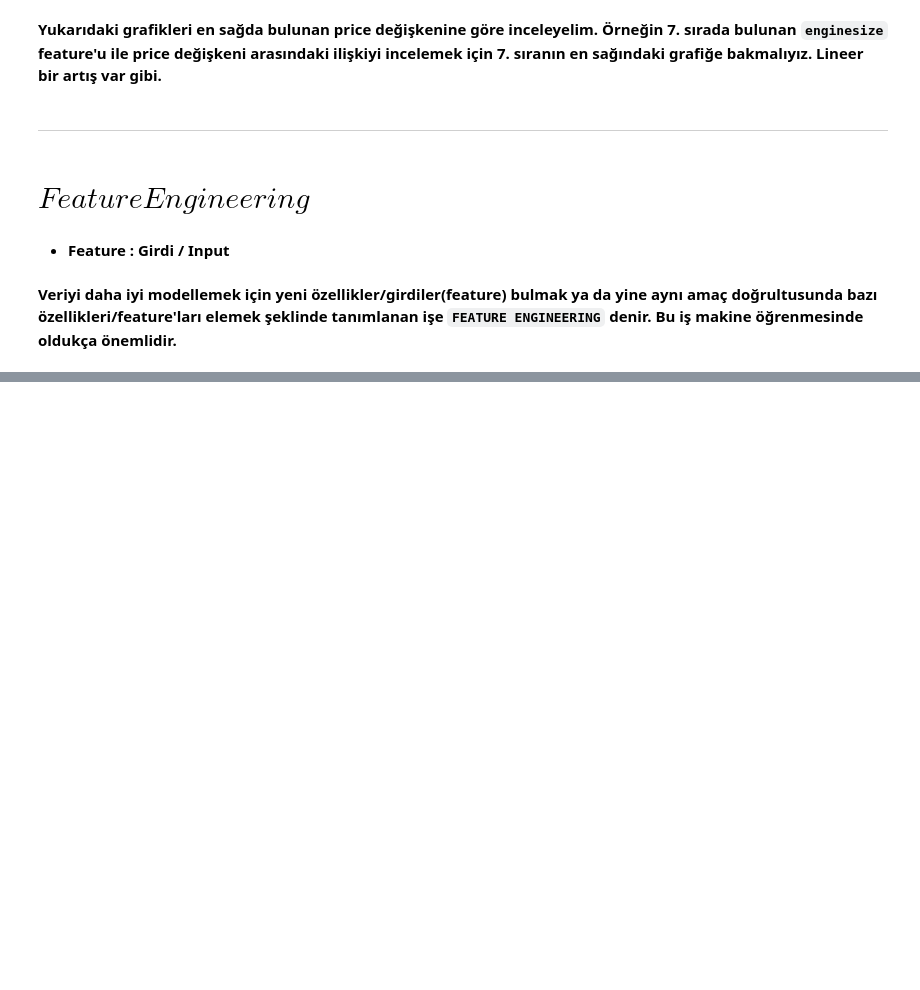
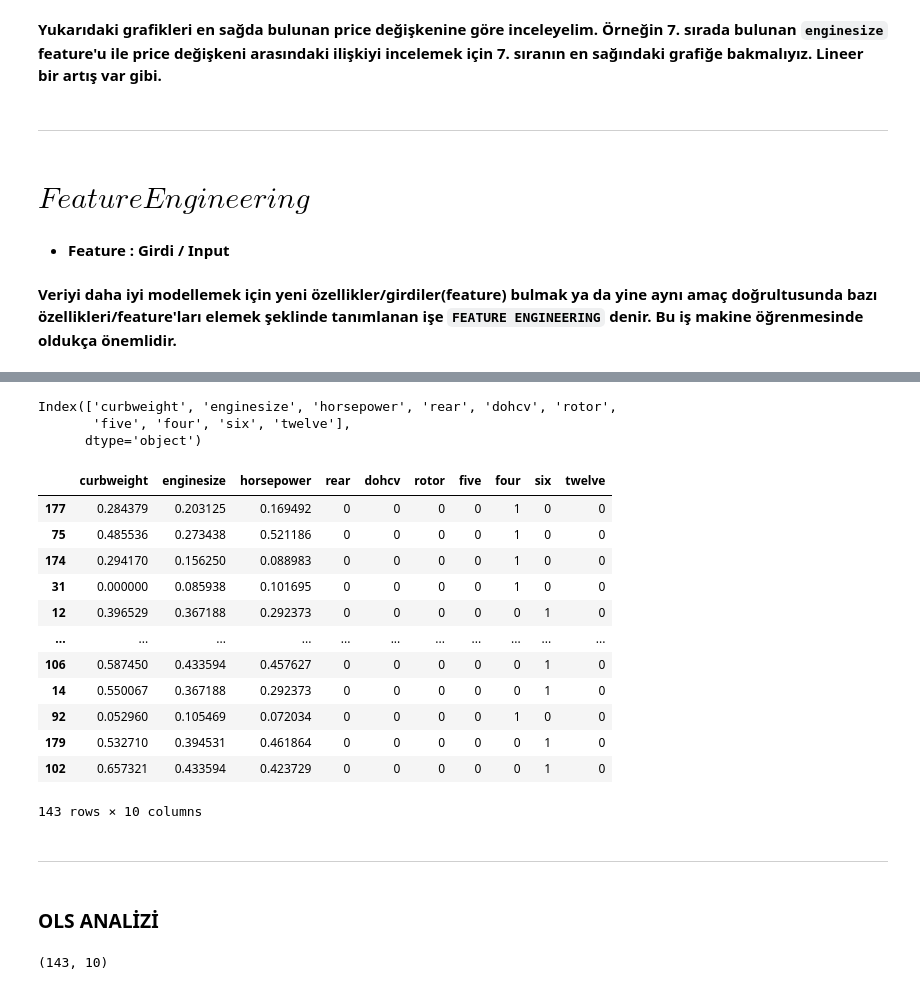
Before and after one commit to halimocakli/IntroductionToMachineLearning, a Jupyter notebook: Machine Learning - Musa Arda/7- Lineer Regresyon Projesi/LR_Proje_Araba_Fiyat_Tahmini.ipynb, the cells around one changed output, grey strips where cells are left out. Drawn from its saved outputs; the diff is of its cells as text; code cells hidden in the pictures; blank space fills up the shorter version.

```diff
--- a/Machine Learning - Musa Arda/7- Lineer Regresyon Projesi/LR_Proje_Araba_Fiyat_Tahmini.ipynb
+++ b/Machine Learning - Musa Arda/7- Lineer Regresyon Projesi/LR_Proje_Araba_Fiyat_Tahmini.ipynb
@@ -702,0 +1167,4 @@ plt.show()
+# %%
+# Lineer regresyon nesnesini train verilerimiz ile fit/train edelim.
+
+linearReg.fit(X_train, y_train)
@@ -702,0 +1181,10 @@ plt.show()
+# %%
+# RFE'yi hazırlayalım
+# RFE(estimator, n_features_to_select)
+# Geriye 10 adet değişken bırakacak şekilde RFE tanımlayalım
+
+rfe = RFE(linearReg, n_features_to_select=10)
+# %%
+# rfe'yi train edelim
+
+rfe = rfe.fit(X_train, y_train)
@@ -702,0 +1233,34 @@ plt.show()
+# %%
+# Sadece seçilmiş sütunları görelim
+
+X_train.columns[rfe.support_]
+# %% [output]
+Index(['curbweight', 'enginesize', 'horsepower', 'rear', 'dohcv', 'rotor',
+       'five', 'four', 'six', 'twelve'],
+      dtype='object')
+# %%
+# Dolayısı ile artık modelin eğitimi için önemli olan sütunları biliyoruz.
+
+X_train_rfe = X_train[X_train.columns[rfe.support_]]
+# %%
+# Yeni dataframe'imizi inceleyelim.
+
+X_train_rfe
+# %% [output]
+|  | curbweight | enginesize | horsepower | rear | dohcv | rotor | five | four | six | twelve |
+| 177 | 0.284379 | 0.203125 | 0.169492 | 0 | 0 | 0 | 0 | 1 | 0 | 0 |
+| 75 | 0.485536 | 0.273438 | 0.521186 | 0 | 0 | 0 | 0 | 1 | 0 | 0 |
+| 174 | 0.294170 | 0.156250 | 0.088983 | 0 | 0 | 0 | 0 | 1 | 0 | 0 |
+| 31 | 0.000000 | 0.085938 | 0.101695 | 0 | 0 | 0 | 0 | 1 | 0 | 0 |
+| 12 | 0.396529 | 0.367188 | 0.292373 | 0 | 0 | 0 | 0 | 0 | 1 | 0 |
+| ... | ... | ... | ... | ... | ... | ... | ... | ... | ... | ... |
+| 106 | 0.587450 | 0.433594 | 0.457627 | 0 | 0 | 0 | 0 | 0 | 1 | 0 |
+| 14 | 0.550067 | 0.367188 | 0.292373 | 0 | 0 | 0 | 0 | 0 | 1 | 0 |
+| 92 | 0.052960 | 0.105469 | 0.072034 | 0 | 0 | 0 | 0 | 1 | 0 | 0 |
+| 179 | 0.532710 | 0.394531 | 0.461864 | 0 | 0 | 0 | 0 | 0 | 1 | 0 |
+| 102 | 0.657321 | 0.433594 | 0.423729 | 0 | 0 | 0 | 0 | 0 | 1 | 0 |
+143 rows × 10 columns
+# %% [markdown]
+***
+# %% [markdown]
+### OLS ANALİZİ
@@ -702,0 +1271,4 @@ plt.show()
+# %%
+X_train_rfe_model.shape
+# %% [output]
+(143, 10)
```
Also changed, not shown: parts of 101 cells of this notebook.
